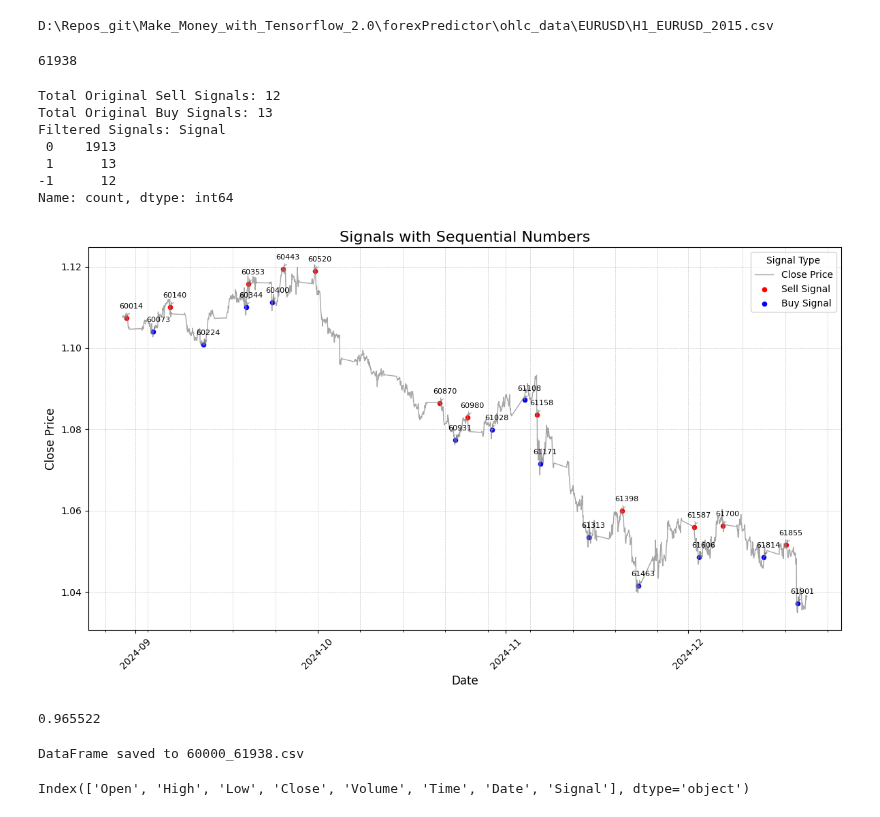
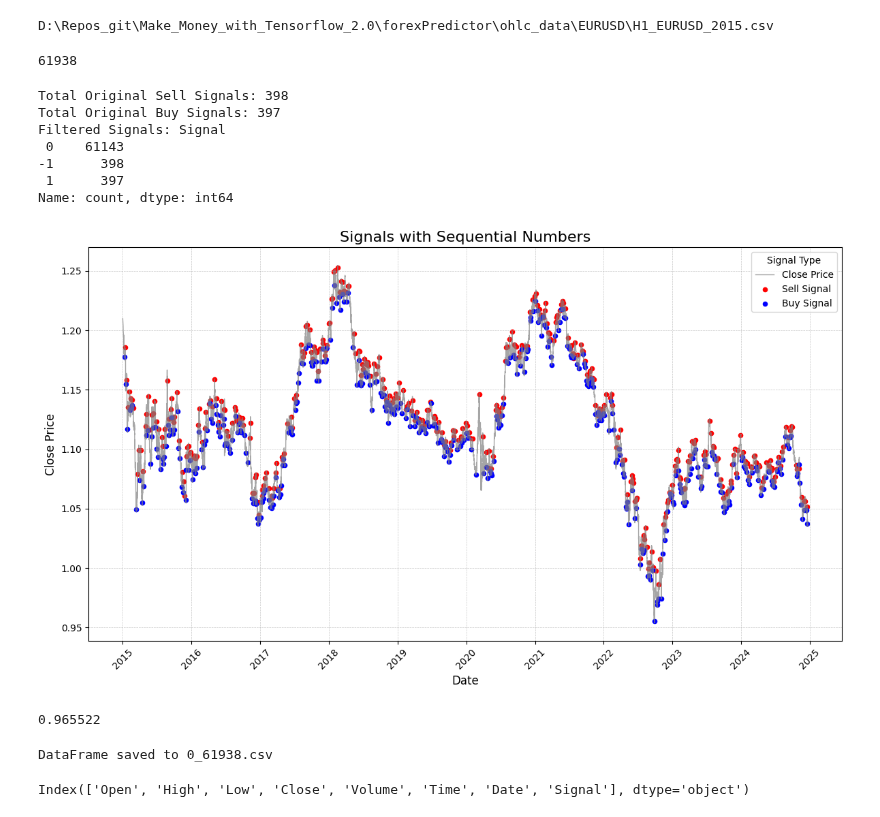
Before and after one commit to Iftekhar-mobin/Make_Money_with_Tensorflow_2.0, a Jupyter notebook: forexPredictor/portfolio from signal.ipynb, the cells around one changed output. Cells and saved outputs as stored; diff of their text form; code cells hidden in the pictures.

```diff
--- a/forexPredictor/portfolio from signal.ipynb
+++ b/forexPredictor/portfolio from signal.ipynb
@@ -29,14 +29,14 @@ data = dt
 data['Date'] = data['Time']
 # %% [output]
 D:\Repos_git\Make_Money_with_Tensorflow_2.0\forexPredictor\ohlc_data\EURUSD\H1_EURUSD_2015.csv
-# %%
-len(dt)
-# %% [output]
-61938
+# %%
+len(dt)
+# %% [output]
+61938
 # %%
 df=data
 
-start = 60000
+start = 0
 end = len(dt)
 # Assuming 'df' is your DataFrame and it contains 'Date' and 'Close' columns
 df = df.iloc[start:end].reset_index(drop=True)  # Reset index after slicing
@@ -60,7 +60,7 @@ df.loc[max_signal_indices, 'Signal'] = -1  # Sell Signal
 df.loc[min_signal_indices, 'Signal'] = 1   # Buy Signal
 
 
-Threshold_distance = 35
+Threshold_distance = 24
 # mv_avg = df['Close'].rolling(window=15).mean()
 
 # Filtering consecutive signals
@@ -109,57 +109,57 @@ plt.plot(df['Date'], df['Close'], c='gray', alpha=0.7, label='Close Price', line
 signals = df[df['Signal'] != 0]  # Filter rows with non-zero signals (buy/sell)
 
 # Plot Final Sell Signals
 sell_signals = signals[signals['Signal'] == -1]
 plt.scatter(sell_signals['Date'], sell_signals['Close'], c='red', label='Sell Signal', marker='o', s=20)
 
 # Plot Final Buy Signals
 buy_signals = signals[signals['Signal'] == 1]
 plt.scatter(buy_signals['Date'], buy_signals['Close'], c='blue', label='Buy Signal', marker='o', s=20)
 
 # Add sequential numbering for all signals with adjusted spacing
-for idx, row in signals.iterrows():
-    plt.annotate(
-        str(idx+start),  # Display the original index from df
-        (row['Date'], row['Close']),
-        textcoords="offset points",
-        xytext=(5, 10),  # Offset the text slightly above and to the right of the point
-        ha='center',
-        fontsize=8,
-        color='black',
-        arrowprops=dict(arrowstyle="->", color='gray', lw=0.5)  # Optional: Add arrows for clarity
-    )
+# for idx, row in signals.iterrows():
+#     plt.annotate(
+#         str(idx+start),  # Display the original index from df
+#         (row['Date'], row['Close']),
+#         textcoords="offset points",
+#         xytext=(5, 10),  # Offset the text slightly above and to the right of the point
+#         ha='center',
+#         fontsize=8,
+#         color='black',
+#         arrowprops=dict(arrowstyle="->", color='gray', lw=0.5)  # Optional: Add arrows for clarity
+#     )
 
 # Chart Customization
 plt.title('Signals with Sequential Numbers', fontsize=16)
 plt.xlabel('Date', fontsize=12)
 plt.ylabel('Close Price', fontsize=12)
 
 # Set date format and tick frequency
-plt.gca().xaxis.set_major_locator(mdates.MonthLocator())  # Set major ticks to monthly intervals
-plt.gca().xaxis.set_major_formatter(mdates.DateFormatter('%Y-%m'))  # Format tick labels as Year-Month
-plt.gca().xaxis.set_minor_locator(mdates.WeekdayLocator(interval=1))  # Add weekly minor ticks
+# plt.gca().xaxis.set_major_locator(mdates.MonthLocator())  # Set major ticks to monthly intervals
+# plt.gca().xaxis.set_major_formatter(mdates.DateFormatter('%Y-%m'))  # Format tick labels as Year-Month
+# plt.gca().xaxis.set_minor_locator(mdates.WeekdayLocator(interval=1))  # Add weekly minor ticks
 
 plt.xticks(rotation=45, fontsize=10)
 
 # Optional: Adjust Y-axis grid density
 plt.grid(which='both', linestyle='--', linewidth=0.5, alpha=0.7)
 
 plt.legend(title='Signal Type')
 plt.tight_layout()
 plt.show()
 # %% [output]
-Total Original Sell Signals: 12
-Total Original Buy Signals: 13
+Total Original Sell Signals: 398
+Total Original Buy Signals: 397
 Filtered Signals: Signal
- 0    1913
- 1      13
--1      12
+ 0    61143
+-1      398
+ 1      397
 Name: count, dtype: int64
-[figure, old version]
+[figure, new version]
-# %%
-mv_avg[3000]
-# %% [output]
-0.965522
+# %%
+mv_avg[3000]
+# %% [output]
+0.965522
 # %%
 # Create the file name
 f_name = f"{start}_{end}.csv"
@@ -176,7 +176,7 @@ df.to_csv(f_name)
 
 print(f"DataFrame saved to {f_name}")
 # %% [output]
-DataFrame saved to 60000_61938.csv
+DataFrame saved to 0_61938.csv
 # %%
 df.columns
 # %% [output]
```
Also changed, not shown: parts of 8 cells of this notebook, 3 other files.
